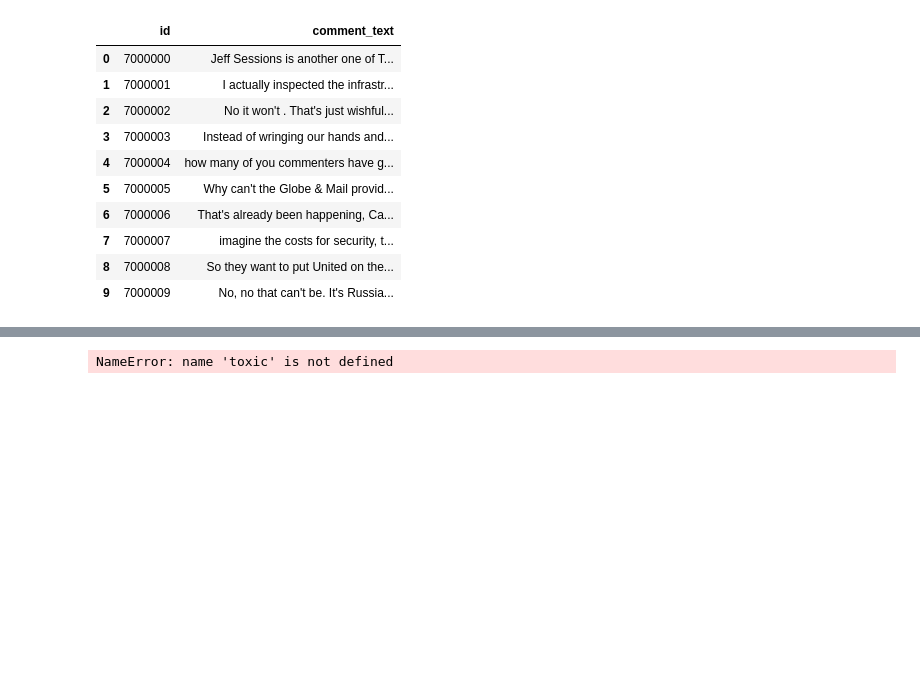
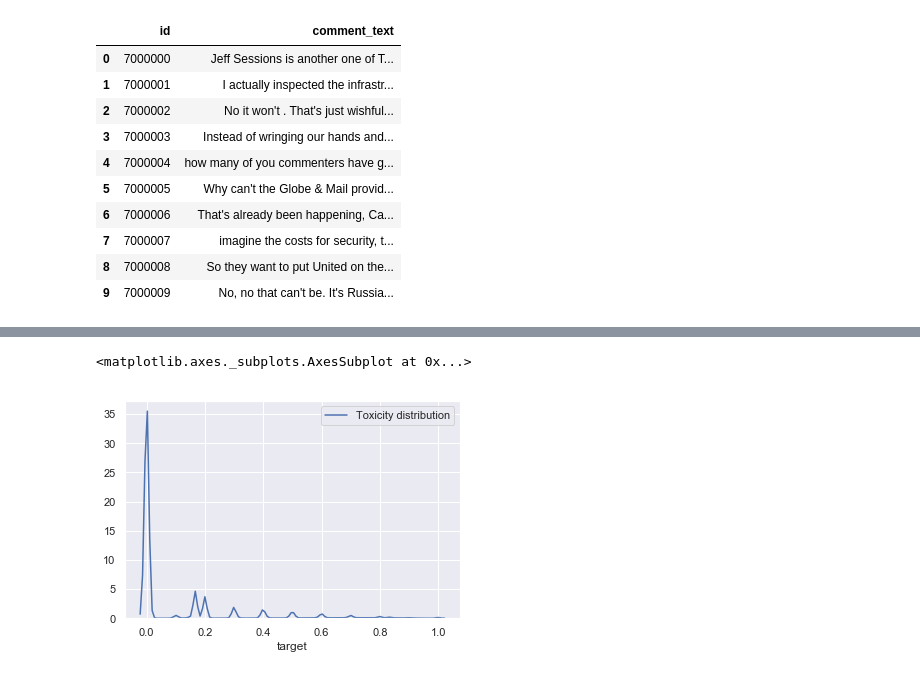
Before and after one commit to gromag/Machine-Learning-Engineer-Capstone-Project-Udacity, a Jupyter notebook: notebooks/Exploratory analysis.ipynb, the cells around one changed output, grey strips where cells are left out. Drawn from its saved outputs; the diff is of its cells as text; code cells hidden in the pictures; blank space fills up the shorter version.

```diff
--- a/notebooks/Exploratory analysis.ipynb
+++ b/notebooks/Exploratory analysis.ipynb
@@ -16,8 +16,11 @@ print(os.listdir("../input"))
 # %% [output]
 ['.DS_Store', 'test.csv', 'train.csv']
 # %%
-train = pd.read_csv('../input/train.csv')
-test = pd.read_csv('../input/test.csv')
+train_source = pd.read_csv('../input/train.csv')
+test_source = pd.read_csv('../input/test.csv')
+
+train = train_souce
+test = test_source
 # %%
 import matplotlib.pyplot as plt
 import seaborn as sns
@@ -53,6 +57,7 @@ test[:10]
 # %%
 test_percent = len(test)/len(train)
 train_toxic =(train['target'].values > 0.5).astype(bool).astype(np.int)
+train['toxic'] = train_toxic
 toxic_comment_distribution = train_toxic.sum()/len(train_toxic)
 # %%
 print("The train set contains {} number of samples".format(len(train)))
@@ -88,4 +74,5 @@ train
-# %%
-sns.distplot(toxic)
-# %% [output]
-NameError: name 'toxic' is not defined
+# %%
+sns.distplot(train['target'], hist=False, kde=True, label="Toxicity distribution")
+# %% [output]
+<matplotlib.axes._subplots.AxesSubplot at 0x...>
+[figure, added]
```
Also changed, not shown: parts of 6 cells of this notebook.
